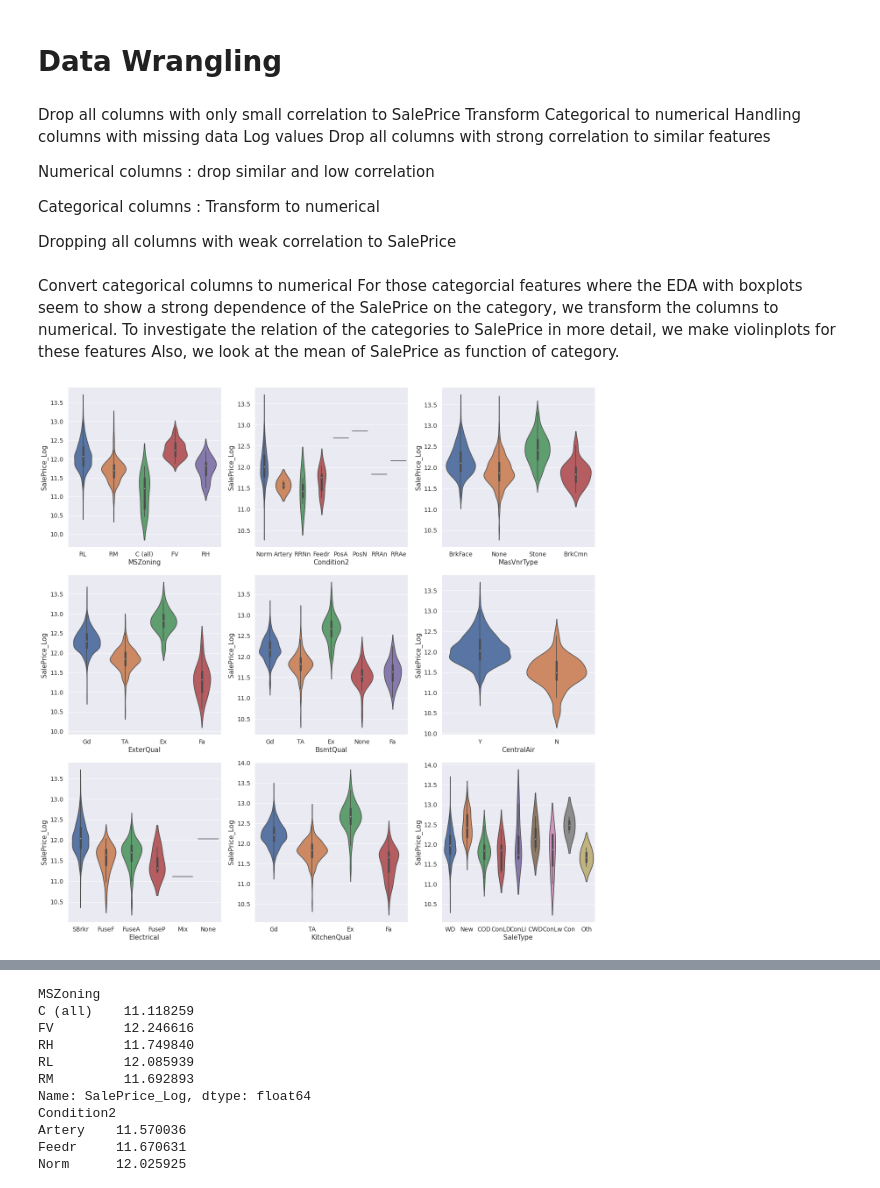
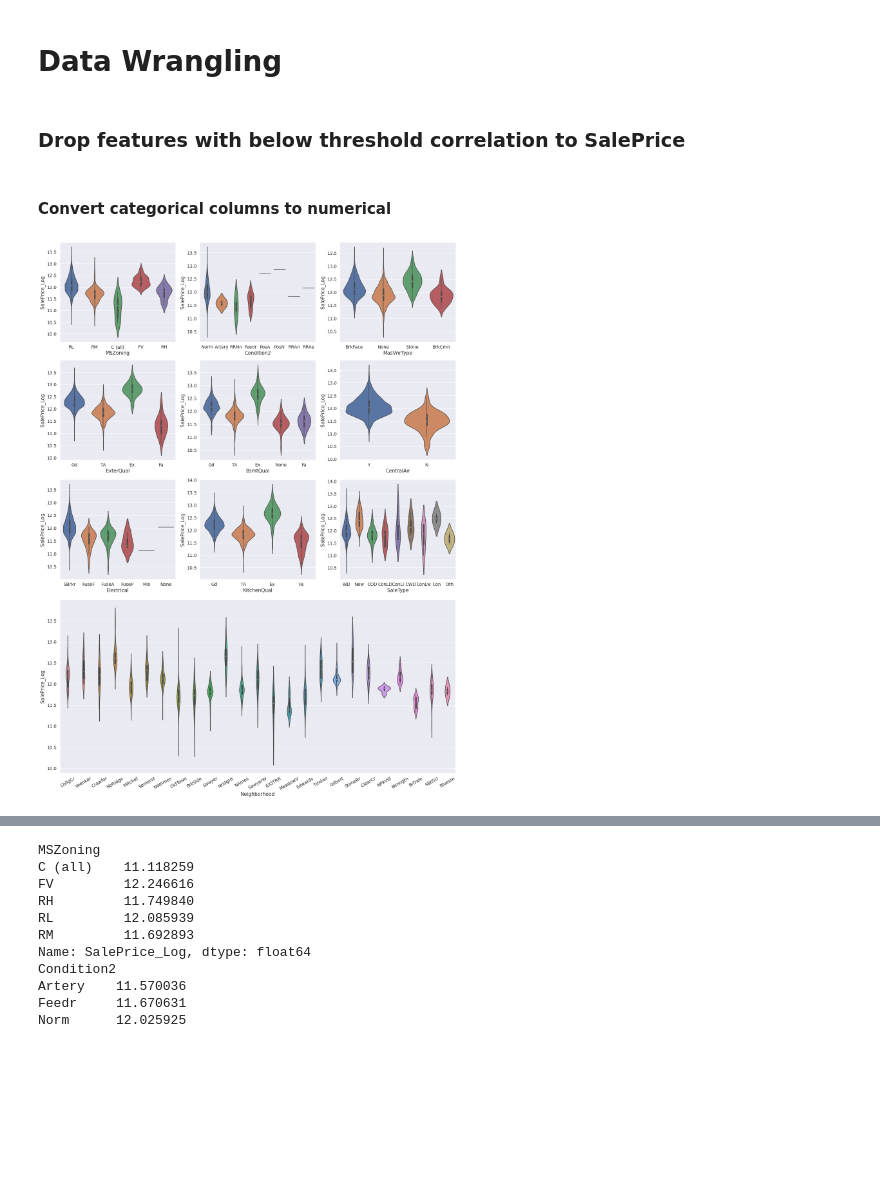
Before and after one commit to chef-danny-d/cs795-project2-spring22, a Jupyter notebook: EDA.ipynb, the cells around one changed output, grey strips where cells are left out. Saved outputs shown, nothing was run; the diff lists cells and outputs as text; code cells hidden in the pictures; blank space fills up the shorter version.

```diff
--- a/EDA.ipynb
+++ b/EDA.ipynb
@@ -38,7 +39,7 @@ target = 'SalePrice_Log'
 
 # only columns with correlation above this threshold value
 # are used for the ML Regressors in Part 3
-min_val_corr = 0.4
+min_val_corr = 0.5
 
 # switch for dropping columns that are similar to others already used and show a high correlation to these
 drop_similar = 1
@@ -381,0 +444,13 @@ For example, the numbers for 'OverallQual' and 'MSSubClass' represent a certain
+# %%
+correlation_df = pd.DataFrame(columns=['Features', 'Correlation Coefficient', 'p-value'])
+for x in range(len(li_plot_num_feats)):
+  r, p = stats.pearsonr(df_train[li_plot_num_feats[x]],df_train[target])
+  curerntFeat = li_plot_num_feats[x]
+
+  correlation_df = correlation_df.append({
+      'Features': curerntFeat,
+      'Correlation Coefficient': float("{0:.4f}".format(r)),
+      'p-value': float("{0:.4f}".format(p))
+    }, ignore_index=True)
+
+correlation_df[correlation_df['Correlation Coefficient'] >= min_val_corr]
@@ -454,14 +575,14 @@ li_cat_feats = list(categorical_feats)
 nr_rows = 15
 nr_cols = 3
 
-fig, axs = plt.subplots(nr_rows, nr_cols, figsize=(nr_cols*4,nr_rows*3))
+fig, axs = plt.subplots(nr_rows, nr_cols, figsize=(nr_cols*4,nr_rows*3), constrained_layout=True)
 
 for r in range(0,nr_rows):
     for c in range(0,nr_cols):
         i = r*nr_cols+c
         if i < len(li_cat_feats):
             sns.boxplot(x=li_cat_feats[i], y=target, data=df_train, ax = axs[r][c])
+            axs[r][c].set_xticklabels(axs[r][c].get_xticklabels(), rotation=35)
 
-plt.tight_layout()
 plt.show()
 # %% [output]
@@ -502,18 +614,8 @@ To avoid failures of the ML regression models due to multicollinearity, these ar
 This is optional and controlled by the switch drop_similar (global settings)
 # %% [markdown]
 # Data Wrangling
-# %% [markdown]
-Drop all columns with only small correlation to SalePrice
-Transform Categorical to numerical
-Handling columns with missing data
-Log values
-Drop all columns with strong correlation to similar features
-
-Numerical columns : drop similar and low correlation
-
-Categorical columns : Transform to numerical
-
-Dropping all columns with weak correlation to SalePrice
+# %% [markdown]
+### Drop features with below threshold correlation to SalePrice
 # %%
 id_test = df_test['Id']
 
@@ -524,24 +626,30 @@ cols_to_drop = ['Id'] + to_drop_num + to_drop_catg
 
 for df in [df_train, df_test]:
     df.drop(cols_to_drop, inplace= True, axis = 1)
-# %% [markdown]
-Convert categorical columns to numerical
-For those categorcial features where the EDA with boxplots seem to show a strong dependence of the SalePrice on the category, we transform the columns to numerical. To investigate the relation of the categories to SalePrice in more detail, we make violinplots for these features Also, we look at the mean of SalePrice as function of category.
+# %% [markdown]
+#### Convert categorical columns to numerical
 # %%
 catg_list = catg_strong_corr.copy()
 catg_list.remove('Neighborhood')
-nr_rows = 3
+nr_rows = 4
 nr_cols = 3
 
-fig, axs = plt.subplots(nr_rows, nr_cols, figsize=(nr_cols*6,nr_rows*6))
+fig, axs = plt.subplots(nr_rows, nr_cols, figsize=(nr_cols*6,nr_rows*6), constrained_layout=True, gridspec_kw={'height_ratios': [1, 1, 1, 2]})
+
+ngb = df_train.Neighborhood.to_list()
+
+btm_fig = plt.subplot(3, 1, 3)
+
+sns.violinplot(x='Neighborhood', y=target, data=df_train, ax=btm_fig)
+
+btm_fig.set_xticklabels(btm_fig.get_xticklabels(),rotation = 30)
 
 for r in range(0,nr_rows):
     for c in range(0,nr_cols):
         i = r*nr_cols+c
         if i < len(catg_list):
-            sns.violinplot(x=catg_list[i], y=target, data=df_train, ax = axs[r][c])
+          sns.violinplot(x=catg_list[i], y=target, data=df_train, ax = axs[r][c])
 
-plt.tight_layout()
 plt.show()
 # %% [output]
-[figure, old version]
+[figure, new version]
```
Also changed, not shown: parts of 72 cells of this notebook.
